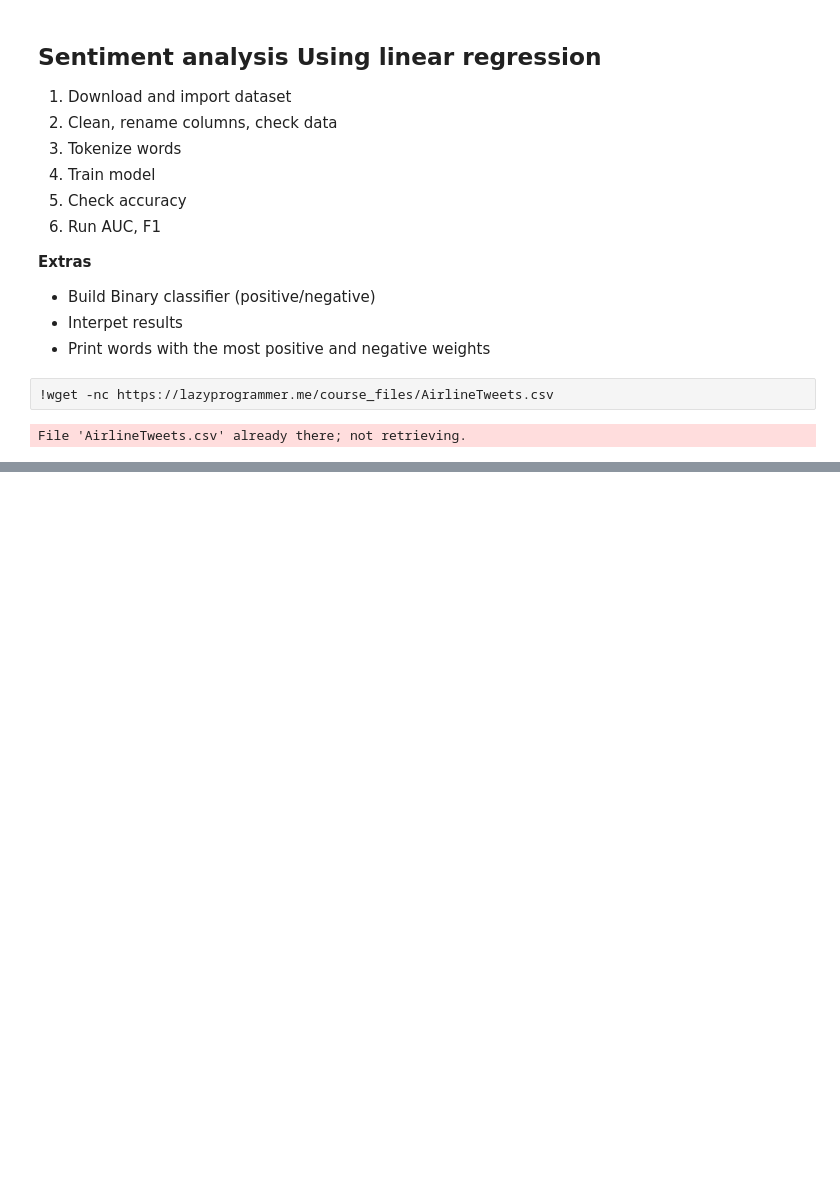
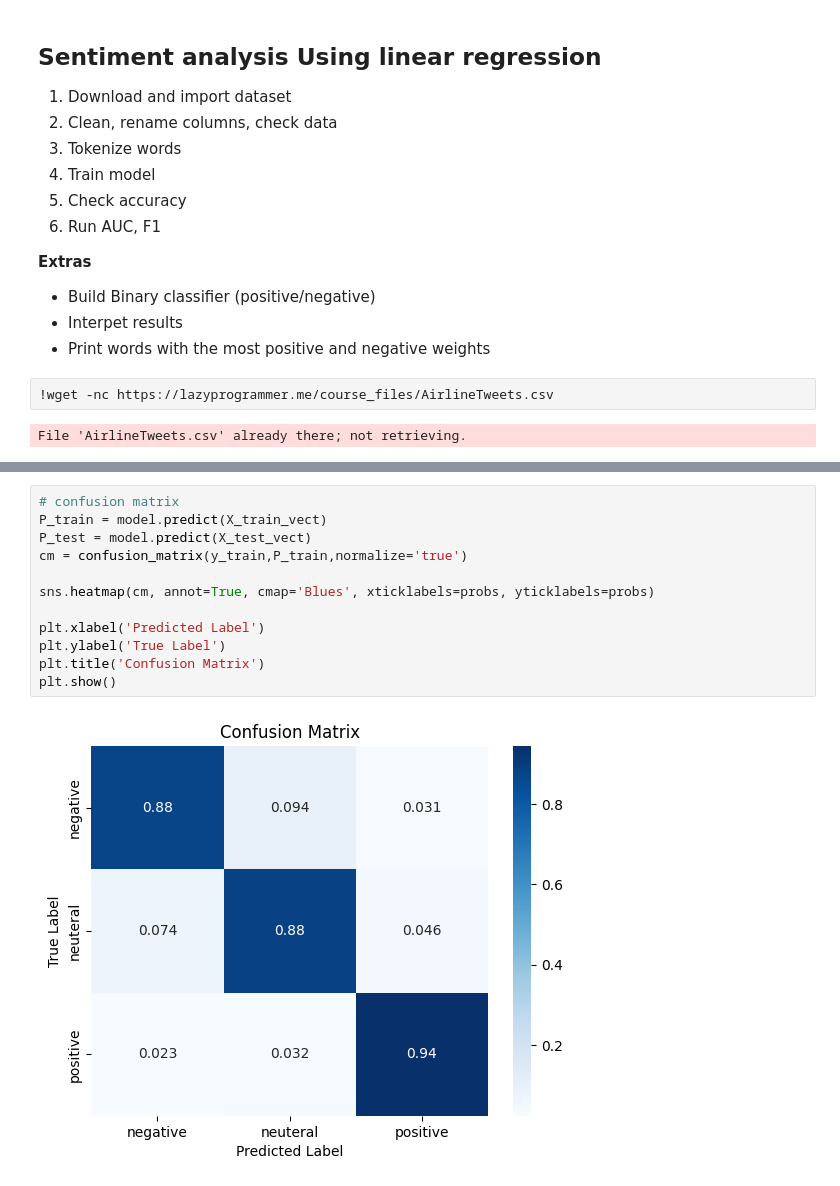
Before and after one commit to MitroulisDimitris/NLP, a Jupyter notebook: Sentiment_Analysis/Sentinemt_Analysis.ipynb, the cells around one changed output, grey strips where cells are left out. Saved outputs shown, nothing was run; the diff lists cells and outputs as text; blank space fills up the shorter version.

```diff
--- a/Sentiment_Analysis/Sentinemt_Analysis.ipynb
+++ b/Sentiment_Analysis/Sentinemt_Analysis.ipynb
@@ -148,0 +169,14 @@ Prediction: positive
+# %%
+# confusion matrix
+P_train = model.predict(X_train_vect)
+P_test = model.predict(X_test_vect)
+cm = confusion_matrix(y_train,P_train,normalize='true')
+
+sns.heatmap(cm, annot=True, cmap='Blues', xticklabels=probs, yticklabels=probs)
+
+plt.xlabel('Predicted Label')
+plt.ylabel('True Label')
+plt.title('Confusion Matrix')
+plt.show()
+# %% [output]
+[figure, added]
```
Also changed, not shown: parts of 18 cells of this notebook.
